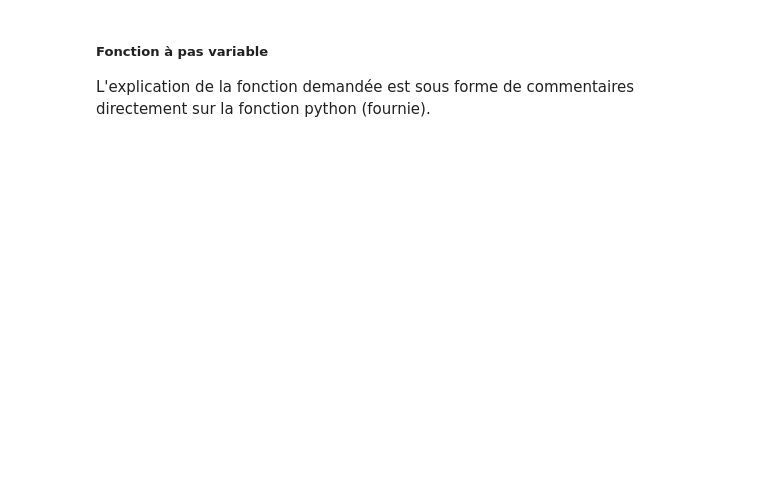
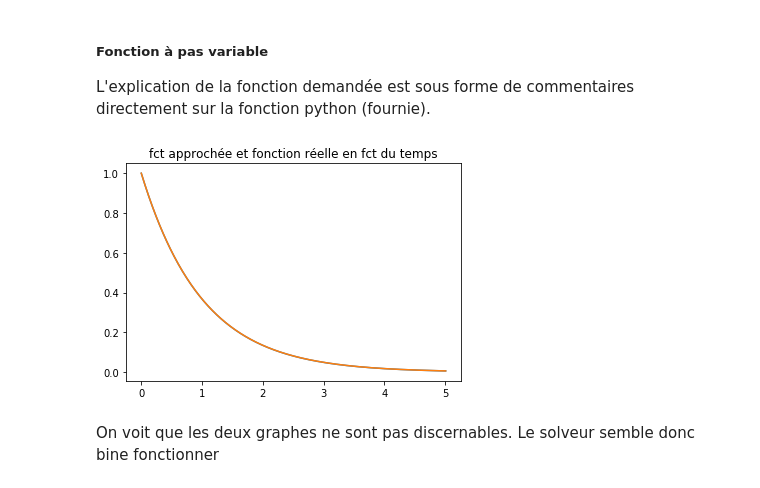
Before and after one commit to BenjaminPiet/Projet-Equa-Diff, a Jupyter notebook: Equa_diff.ipynb, the cells around one changed output. Cells and saved outputs as stored; diff of their text form; code cells hidden in the pictures; blank space fills up the shorter version.

```diff
--- a/Equa_diff.ipynb
+++ b/Equa_diff.ipynb
@@ -138,8 +164,8 @@ def solve_ivp_euler_explicit_variable_step(f, t0, x0, t_f, dtmin = 1e-16, dtmax
             t_next, ti_next, x_next = t + dt, ti + dt, x + dt * f(x)#t_next vaut t_j+1 et x_next vaut x_j+1 trouvé en utilisant
                                                                     #la méthode d'euler explicite
             x_back = x_next - dt * f(x_next)
-            ratio_abs_error = atol / (linalg.norm(x_back-x)/2) #linalg.norme(x_back-x)/2 vaut environ ||e_j+1||
-            dt = 0.9 * dt * sqrt(ratio_abs_error)#on applique donc la formule de dt_new, avec une marge de sécurité en plus
+            ratio_abs_error = atol / (np.linalg.norm(x_back-x)/2) #linalg.norme(x_back-x)/2 vaut environ ||e_j+1||
+            dt = 0.9 * dt * np.sqrt(ratio_abs_error)#on applique donc la formule de dt_new, avec une marge de sécurité en plus
             if dt < dtmin:
                 raise ValueError("Time step below minimum")
             elif dt > dtmax/2:
@@ -147,17 +173,25 @@ def solve_ivp_euler_explicit_variable_step(f, t0, x0, t_f, dtmin = 1e-16, dtmax
             t, ti, x = t_next, ti_next, x_next #on donne leur nvelle valeur à t, ti et x
         dt2DT = dtmax - ti # time left to dtmax
         t_next, ti_next, x_next = t + dt2DT, 0, x + dt2DT * f(x)
-        ts = vstack([ts,t_next])
-        xs = vstack([xs,x_next])
+        ts = np.vstack([ts,t_next])
+        xs = np.vstack([xs,x_next])
         t, ti, x = t_next, ti_next, x_next
     return (ts, xs.T)
 # %%
 def f(x):
     return -x
 def f_reel(t):
     return np.exp(-t)
 t0=0
 x0=1
 t_f=5
 ts,xs=solve_ivp_euler_explicit_variable_step(f, t0, x0, t_f, dtmin = 1e-16, dtmax = 0.01, atol = 1e-6)
-plt.plot()
+xr=f_reel(ts)
+plt.plot(ts,xs.T)
+plt.plot(ts,xr)
+plt.title("fct approchée et fonction réelle en fct du temps")
+plt.show()
+# %% [output]
+[figure, added]
+# %% [markdown]
+On voit que les deux graphes ne sont pas discernables. Le solveur semble donc bine fonctionner
```
Also changed, not shown: parts of 2 cells of this notebook.
